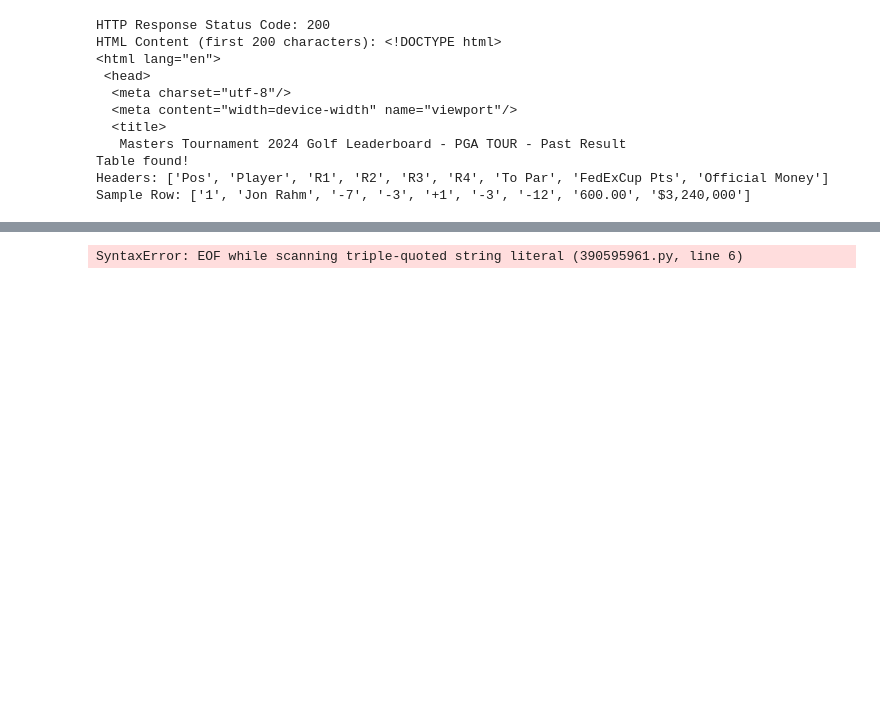
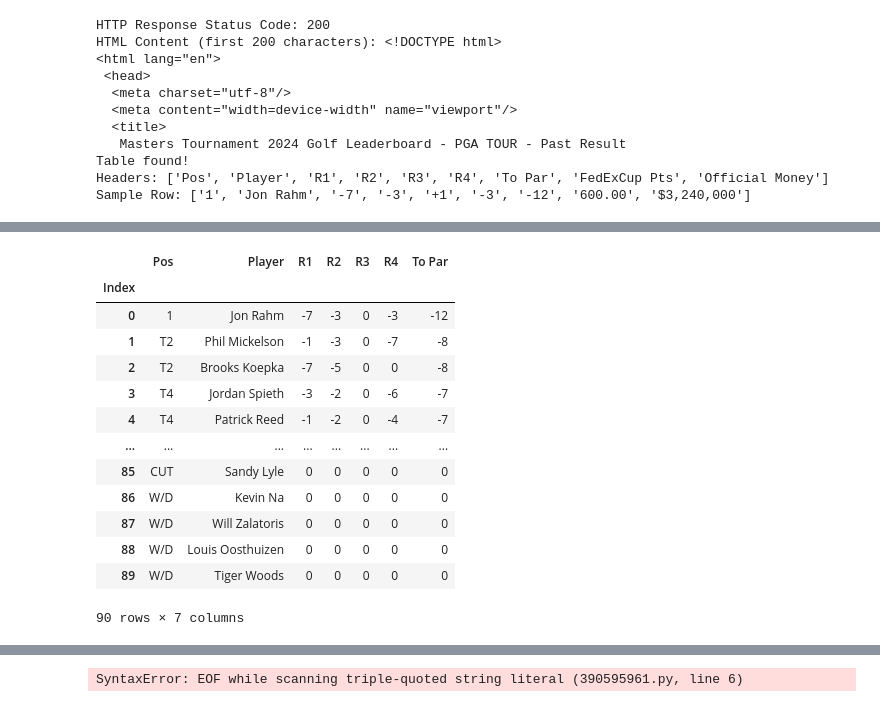
Before and after one commit to kylestrougo/chichi, a Jupyter notebook: sandbox.ipynb, the cells around one changed output, grey strips where cells are left out. Drawn from its saved outputs; the diff is of its cells as text; code cells hidden in the pictures; blank space fills up the shorter version.

```diff
--- a/sandbox.ipynb
+++ b/sandbox.ipynb
@@ -83 +134,18 @@ df.head(10)
+# %%
+df.head(100)
+# %% [output]
+|  | Pos | Player | R1 | R2 | R3 | R4 | To Par |
+| Index |  |  |  |  |  |  |  |
+| 0 | 1 | Jon Rahm | -7 | -3 | 0 | -3 | -12 |
+| 1 | T2 | Phil Mickelson | -1 | -3 | 0 | -7 | -8 |
+| 2 | T2 | Brooks Koepka | -7 | -5 | 0 | 0 | -8 |
+| 3 | T4 | Jordan Spieth | -3 | -2 | 0 | -6 | -7 |
+| 4 | T4 | Patrick Reed | -1 | -2 | 0 | -4 | -7 |
+| ... | ... | ... | ... | ... | ... | ... | ... |
+| 85 | CUT | Sandy Lyle | 0 | 0 | 0 | 0 | 0 |
+| 86 | W/D | Kevin Na | 0 | 0 | 0 | 0 | 0 |
+| 87 | W/D | Will Zalatoris | 0 | 0 | 0 | 0 | 0 |
+| 88 | W/D | Louis Oosthuizen | 0 | 0 | 0 | 0 | 0 |
+| 89 | W/D | Tiger Woods | 0 | 0 | 0 | 0 | 0 |
+90 rows × 7 columns
 # %%
```
Also changed, not shown: parts of 7 cells of this notebook, 2 other files.
